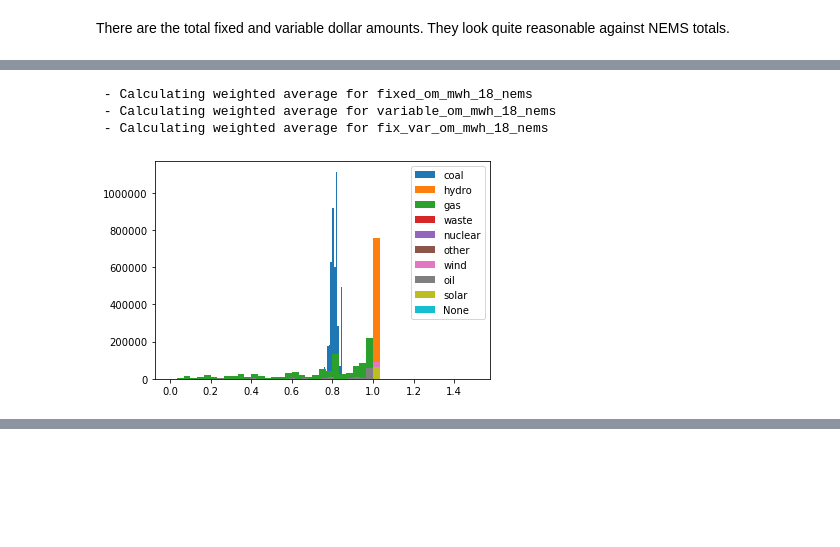
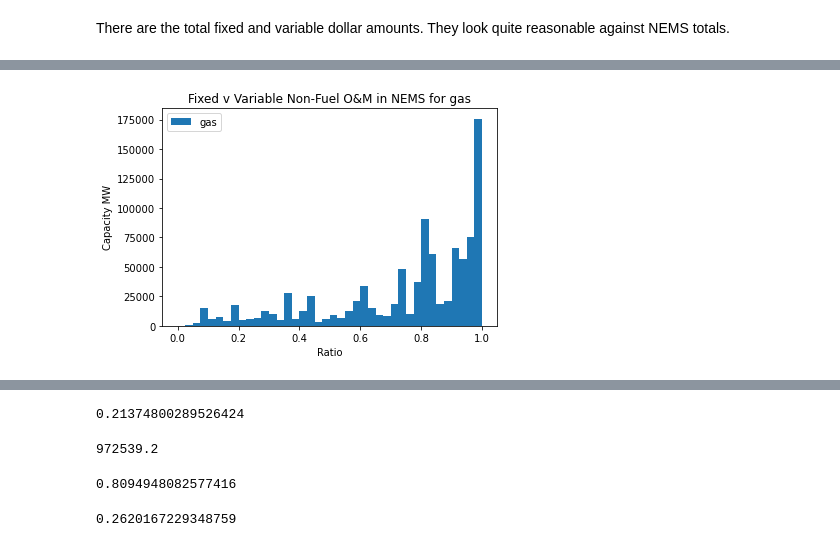
Before and after one commit to catalyst-cooperative/ei-mcoe-map, a Jupyter notebook: mcoe_compilation.ipynb, the cells around one changed output, grey strips where cells are left out. Drawn from its saved outputs; the diff is of its cells as text; code cells hidden in the pictures; blank space fills up the shorter version.

```diff
--- a/mcoe_compilation.ipynb
+++ b/mcoe_compilation.ipynb
@@ -40,4 +42,4 @@ pd.options.display.max_columns = None
 pudl_settings = pudl.workspace.setup.get_defaults()
 pudl_engine = sa.create_engine(pudl_settings["pudl_db"])
 # %%
-pudl_out = pudl.output.pudltabl.PudlTabl(pudl_engine, freq='AS', rolling=True)
+pudl_out = pudl.output.pudltabl.PudlTabl(pudl_engine, freq='AS', fill=True, roll=True)
@@ -269,15 +316,0 @@ plot_mcoe_vs_nems(plant,
-# %%
-for year in plant.report_year.unique():
-    for fuel in plant.fuel_type_code_pudl.unique():
-        df = plant[(plant.fuel_type_code_pudl == fuel)
-                       & (plant.report_year == year)
-                      ]
-        plt.hist(df.mcoe,
-                 range=(0,100),
-                 bins=50,
-                 weights=df.net_generation_mwh,
-                 label=f'{fuel}'
-                );
-    plt.legend()
-    plt.title(f'MCOE for {year}')
-    plt.show()
@@ -295,21 +343,24 @@ for year in plant.report_year.unique():
 # %%
 # this is a brief exploration of the split between fixed and variable costs from NEMS.
 # there are clear patterns/differences between coal and gas.
 # right now, we aren't using fuel type averages to break out fixed and variable costs
 # but we could for the records which don't have associated NEMS data
 
 nems = prep_nems(pudl_out)
 fuel_tpyes= nems.fuel_type_code_pudl.unique()
-for fuel_type in fuel_tpyes:
+#for fuel_type in fuel_tpyes:
+for fuel_type in ['gas','coal']:
     df = nems[nems.fuel_type_code_pudl == fuel_type]
     plt.hist(df.fixed_v_total_ratio,
-             weights=df.capacity_mw, label=f'{fuel_type}',
-             bins=30
+             range=(0,1),
+             weights=df.capacity_mw,
+             label=f'{fuel_type}',
+             bins=40
             )
-plt.legend()
-plt.show()
+    plt.title(f"Fixed v Variable Non-Fuel O&M in NEMS for {fuel_type}")
+    plt.xlabel("Ratio")
+    plt.ylabel("Capacity MW")
+    plt.legend(loc='upper left')
+    plt.show()
 # %% [output]
- - Calculating weighted average for fixed_om_mwh_18_nems
- - Calculating weighted average for variable_om_mwh_18_nems
- - Calculating weighted average for fix_var_om_mwh_18_nems
-[figure, old version]
+[figure, new version]
@@ -316 +368,17 @@ plt.show()
+# %%
+nems[nems.fuel_type_code_pudl == 'gas'].capacity_mw.sum()/nems[nems.fuel_type_code_pudl == 'coal'].capacity_mw.sum()
+# %% [output]
+0.21374800289526424
+# %%
+nems[nems.fuel_type_code_pudl == 'gas'].capacity_mw.sum()
+# %% [output]
+972539.2
+# %%
+nems[nems.fuel_type_code_pudl == 'coal'].fixed_v_total_ratio.mean()
+# %% [output]
+0.8094948082577416
+# %%
+nems[nems.fuel_type_code_pudl == 'gas'].fixed_v_total_ratio.std()
+# %% [output]
+0.2620167229348759
 # %%
```
Also changed, not shown: parts of 37 cells of this notebook, 1 other file.
